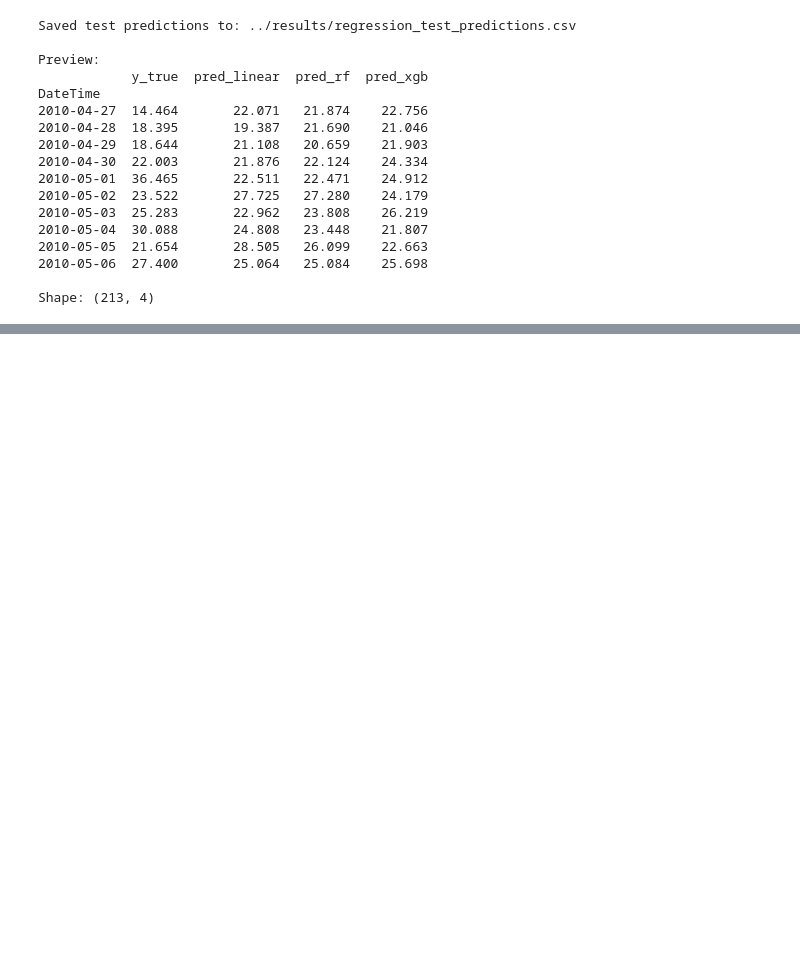
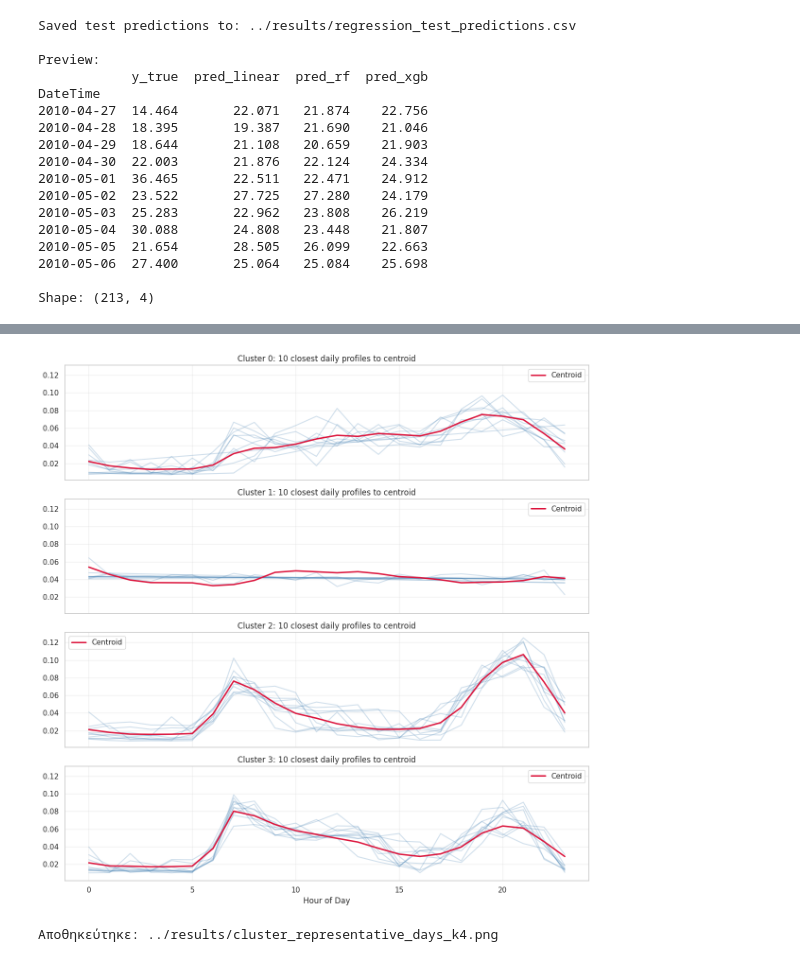
Before and after one commit to KostasPapadogiannis/energy-consumption-mining, a Jupyter notebook: notebooks/modeling.ipynb, the cells around one changed output, grey strips where cells are left out. Saved outputs shown, nothing was run; the diff lists cells and outputs as text; code cells hidden in the pictures; blank space fills up the shorter version.

```diff
--- a/notebooks/modeling.ipynb
+++ b/notebooks/modeling.ipynb
@@ -1598,0 +1960,33 @@ Shape: (213, 4)
+# %%
+from numpy.linalg import norm
+
+def closest_days_to_centroid(X, labels, centroid, cluster_id, n=10):
+    idx = np.where(labels == cluster_id)[0]
+    Xc = X[idx]
+    d = norm(Xc - centroid[None, :], axis=1)
+    order = np.argsort(d)
+    chosen_idx = idx[order[:n]]
+    return chosen_idx
+
+fig, axes = plt.subplots(chosen_k, 1, figsize=(12, 3*chosen_k), sharex=True, sharey=True)
+if chosen_k == 1:
+    axes = [axes]
+
+for c in range(chosen_k):
+    sel = closest_days_to_centroid(X, labels, centroids[c], c, n=10)
+    for i in sel:
+        axes[c].plot(hours, X[i], color='steelblue', alpha=0.25)
+    axes[c].plot(hours, centroids[c], color='crimson', linewidth=2.2, label='Centroid')
+    axes[c].set_title(f'Cluster {c}: 10 closest daily profiles to centroid')
+    axes[c].grid(alpha=0.3)
+    axes[c].legend()
+
+axes[-1].set_xlabel('Hour of Day')
+plt.tight_layout()
+rep_plot = RESULTS_DIR / f'cluster_representative_days_k{chosen_k}.png'
+plt.savefig(rep_plot, dpi=300, bbox_inches='tight')
+plt.show()
+print(f"Αποθηκεύτηκε: {rep_plot}")
+# %% [output]
+[figure, added]
+Αποθηκεύτηκε: ../results/cluster_representative_days_k4.png
```
Also changed, not shown: parts of 16 cells of this notebook, 12 other files.
